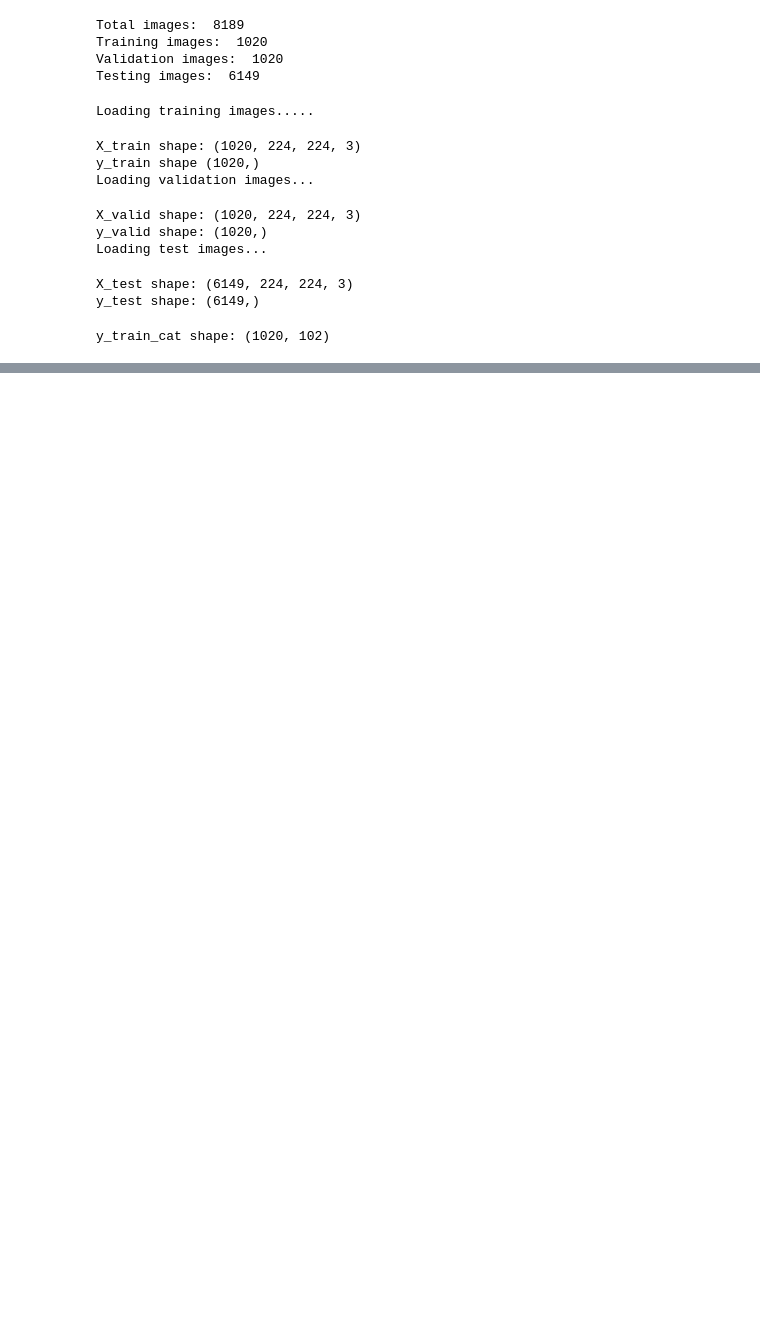
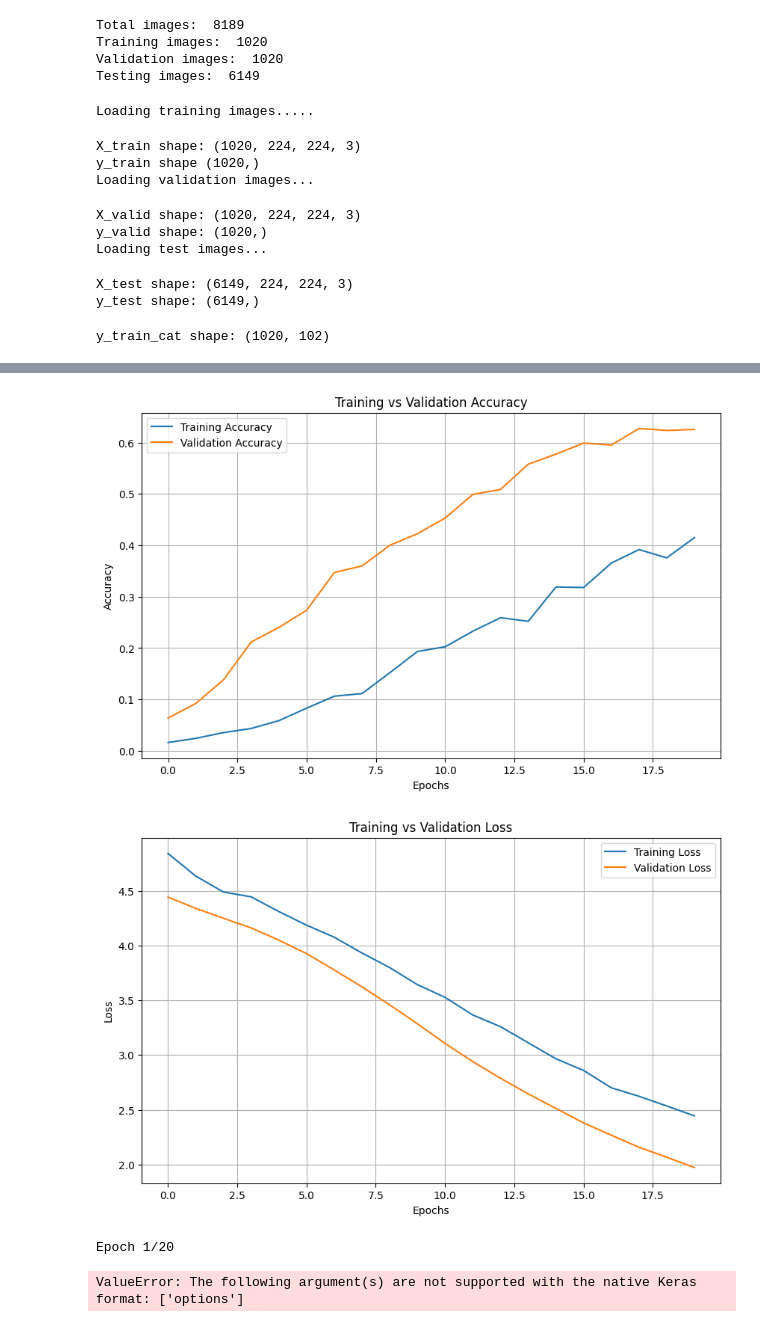
Before and after one commit to zaidkashif/smart-plant-vision, a Jupyter notebook: smart-plant-vision.ipynb, the cells around one changed output, grey strips where cells are left out. Saved outputs shown, nothing was run; the diff lists cells and outputs as text; code cells hidden in the pictures; blank space fills up the shorter version.

Commit message:
Ensemble feature extraction

```diff
--- a/smart-plant-vision.ipynb
+++ b/smart-plant-vision.ipynb
@@ -244,0 +369,75 @@ history = model.fit(datagen.flow(X_train, y_train_cat, batch_size=32),
+# %%
+import matplotlib.pyplot as plt
+
+# Accuracy Plot
+plt.figure(figsize=(10, 6))
+plt.plot(fusion_history.history['accuracy'], label='Training Accuracy')
+plt.plot(fusion_history.history['val_accuracy'], label='Validation Accuracy')
+plt.title('Training vs Validation Accuracy')
+plt.xlabel('Epochs')
+plt.ylabel('Accuracy')
+plt.legend()
+plt.grid(True)
+plt.show()
+
+# Loss Plot
+plt.figure(figsize=(10, 6))
+plt.plot(fusion_history.history['loss'], label='Training Loss')
+plt.plot(fusion_history.history['val_loss'], label='Validation Loss')
+plt.title('Training vs Validation Loss')
+plt.xlabel('Epochs')
+plt.ylabel('Loss')
+plt.legend()
+plt.grid(True)
+plt.show()
+# %% [output]
+[figure, added]
+[figure, added]
+# %%
+# Fine-tuning the Ensemble Feature Extraction Architecture
+
+from tensorflow.keras.optimizers.schedules import CosineDecay
+from tensorflow.keras.optimizers import Adam
+from tensorflow.keras.losses import CategoricalCrossentropy
+from tensorflow.keras.callbacks import EarlyStopping, ModelCheckpoint, ReduceLROnPlateau
+import tensorflow as tf
+
+for layer in mobilenet_base.layers[-120:]:
+    layer.trainable = True
+
+for layer in resnet_base.layers[-120:]:
+    layer.trainable = True
+
+# cosine learning rate scheduler
+lr_schedule = CosineDecay(
+    initial_learning_rate=1e-4,
+    decay_steps=100,
+    alpha=1e-6
+)
+
+# Label smoothing loss
+loss = CategoricalCrossentropy(label_smoothing=0.1)
+
+# Compile with learning rate scheduler and Top-5 accuracy
+model.compile(
+    optimizer=Adam(learning_rate=lr_schedule),
+    loss=loss,
+    metrics=['accuracy', tf.keras.metrics.TopKCategoricalAccuracy(k=5)]
+)
+
+
+early_stop = EarlyStopping(monitor='val_loss', patience=3, restore_best_weights=True)
+model_ckpt = ModelCheckpoint('ensemble_finetuned.h5', save_best_only=True)
+lr_scheduler = ReduceLROnPlateau(monitor='val_loss', patience=2, factor=0.5, verbose=1)
+
+fine_tune_history = model.fit(
+    datagen.flow(X_train, y_train_cat, batch_size=32),
+    validation_data=(X_valid, y_valid_cat),
+    epochs=20,
+    steps_per_epoch=len(X_train) // 32,
+    callbacks=[early_stop, model_ckpt, lr_scheduler],
+    verbose=1
+)
+# %% [output]
+Epoch 1/20
+ValueError: The following argument(s) are not supported with the native Keras format: ['options']
```
Also changed, not shown: parts of 12 cells of this notebook, 1 other file.
